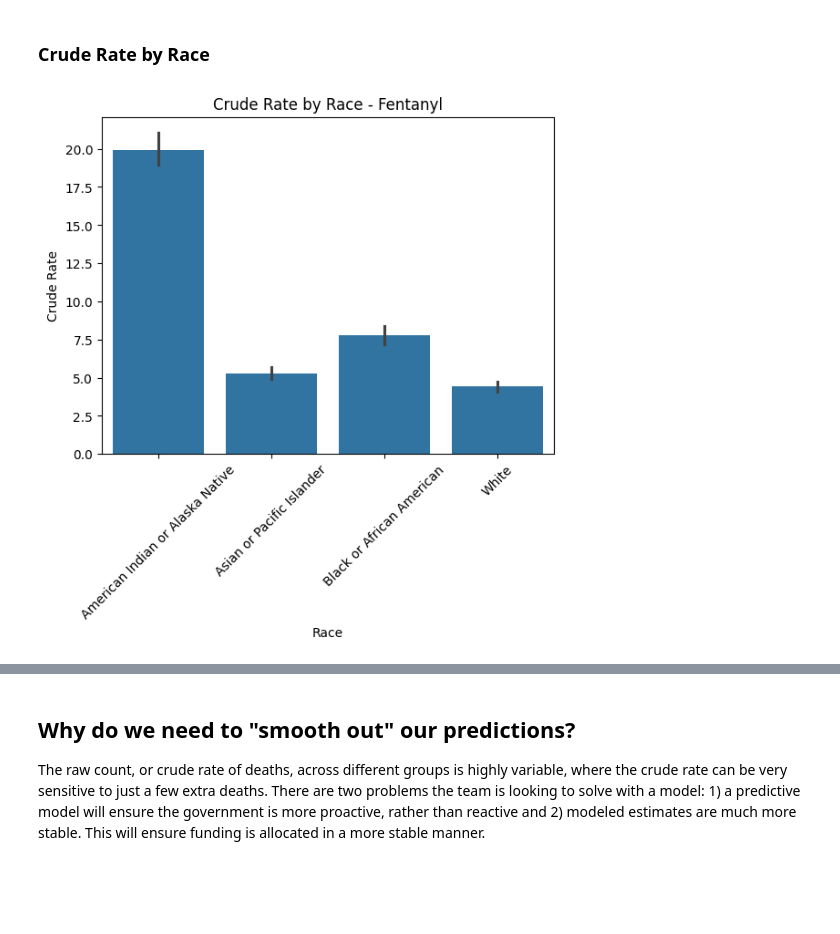
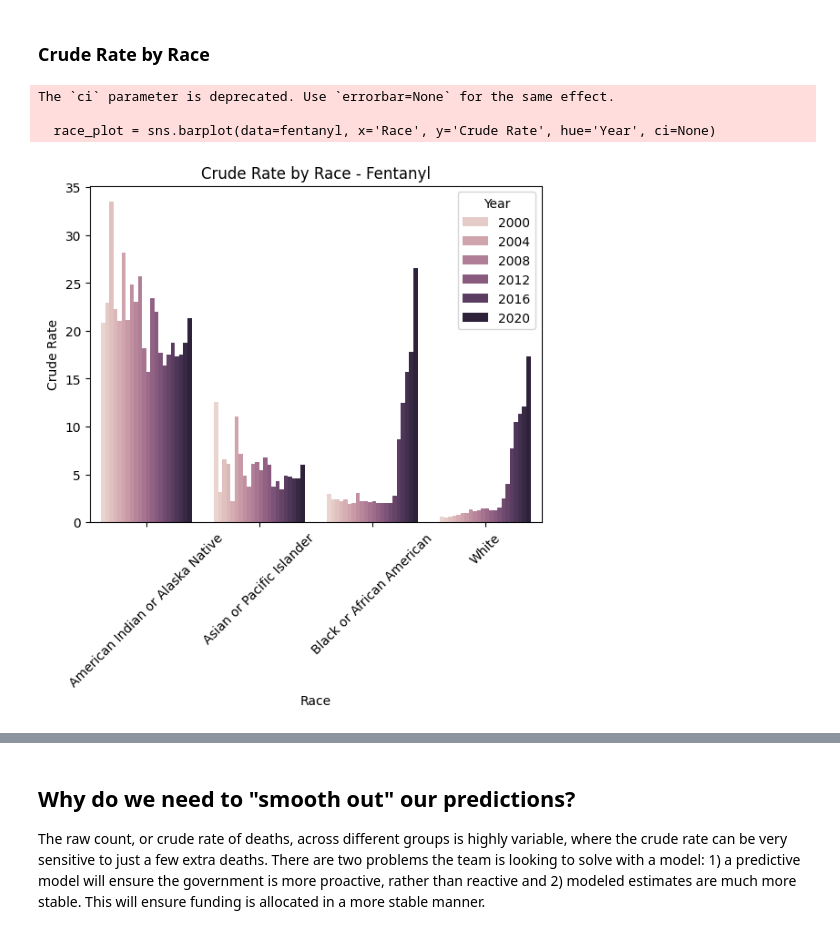
Before and after one commit to jmsarabia/fentanyl_eda, a Jupyter notebook: wonder/Wonder_EDA_Findings.ipynb, the cells around one changed output, grey strips where cells are left out. Cells and saved outputs as stored; diff of their text form; code cells hidden in the pictures; blank space fills up the shorter version.

Commit message:
removing error bars

```diff
--- a/wonder/Wonder_EDA_Findings.ipynb
+++ b/wonder/Wonder_EDA_Findings.ipynb
@@ -68,16 +68,19 @@ fentanyl = cleaned[cleaned['Multiple Cause of death'] == 'Other synthetic narcot
 # %% [markdown]
 ### Crude Rate by Race
 # %%
-race_plot = sns.barplot(data=fentanyl, x='Race', y='Crude Rate',)
+race_plot = sns.barplot(data=fentanyl, x='Race', y='Crude Rate', hue='Year', ci=None)
 
 for item in race_plot.get_xticklabels():
     item.set_rotation(45)
 title = 'Crude Rate by Race - Fentanyl'
 
 race_plot.set(title=title)
 
 # save the plot as PNG file
 plt.savefig(f"{title}.svg", format='svg', bbox_inches="tight")
 # %% [output]
+The `ci` parameter is deprecated. Use `errorbar=None` for the same effect.
+
+  race_plot = sns.barplot(data=fentanyl, x='Race', y='Crude Rate', hue='Year', ci=None)
-[figure, old version]
+[figure, new version]
 # %%
```
Also changed, not shown: parts of 1 cell of this notebook, 2 other files.
